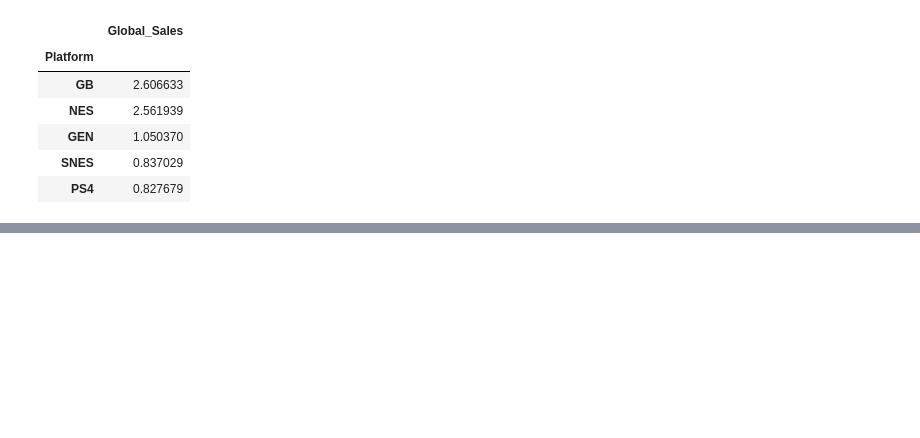
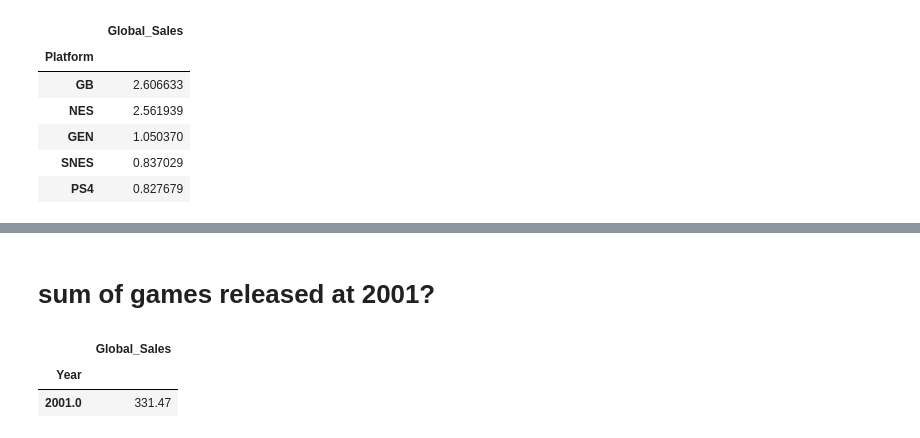
Before and after one commit to andriiglukhyi/data-science, a Jupyter notebook: vg-stats.ipynb, the cells around one changed output, grey strips where cells are left out. Saved outputs shown, nothing was run; the diff lists cells and outputs as text; code cells hidden in the pictures; blank space fills up the shorter version.

```diff
--- a/vg-stats.ipynb
+++ b/vg-stats.ipynb
@@ -113,0 +148,9 @@ wii.head()
+# %% [markdown]
+# sum of games released at 2001?
+# %%
+year = pd.DataFrame(df[['Year', 'Global_Sales']].groupby(df.Year)['Global_Sales'].sum())
+year
+# %% [output]
+|  | Global_Sales |
+| Year |  |
+| 2001.0 | 331.47 |
```
Also changed, not shown: parts of 3 cells of this notebook, 1 other file.
